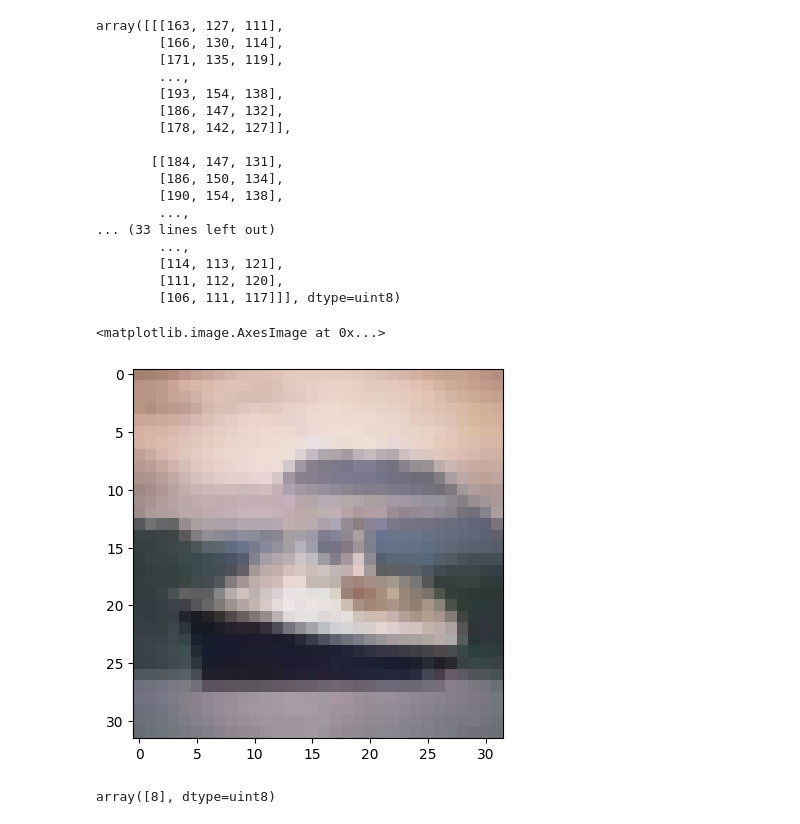
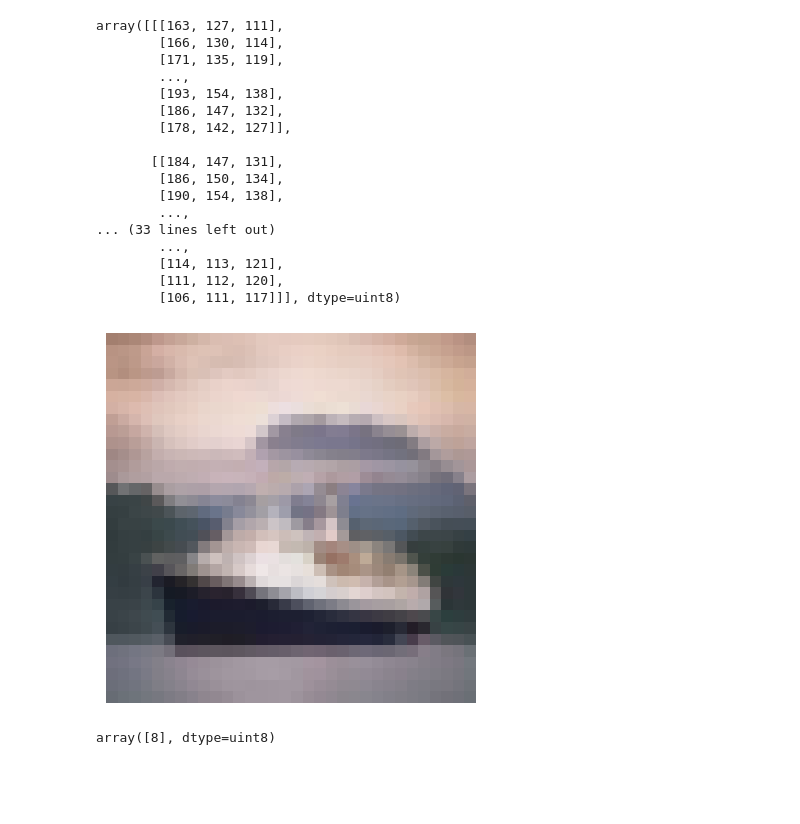
Before and after one commit to Nirikshan95/-Basic-CNN-for-Image-Classification-on-CIFAR-10, a Jupyter notebook: notebooks/cnn_cifar10.ipynb, the cells around one changed output. Cells and saved outputs as stored; diff of their text form; code cells hidden in the pictures; blank space fills up the shorter version.

```diff
--- a/notebooks/cnn_cifar10.ipynb
+++ b/notebooks/cnn_cifar10.ipynb
@@ -39,8 +40,3 @@ array([[[163, 127, 111],
         [114, 113, 121],
         [111, 112, 120],
         [106, 111, 117]]], dtype=uint8)
-# %%
-plt.imshow(train_images[888])
-# %% [output]
-<matplotlib.image.AxesImage at 0x...>
-[figure, removed]
@@ -47,3 +46,10 @@ plt.imshow(train_images[888])
+# %%
+plt.imshow(train_images[888])
+plt.axis('off')
+plt.savefig(f'{plots_path}/sample_img.png')
+plt.show()
+# %% [output]
+[figure, added]
 # %%
 train_labels[888]
 # %% [output]
```
Also changed, not shown: parts of 15 cells of this notebook, 5 other files.
